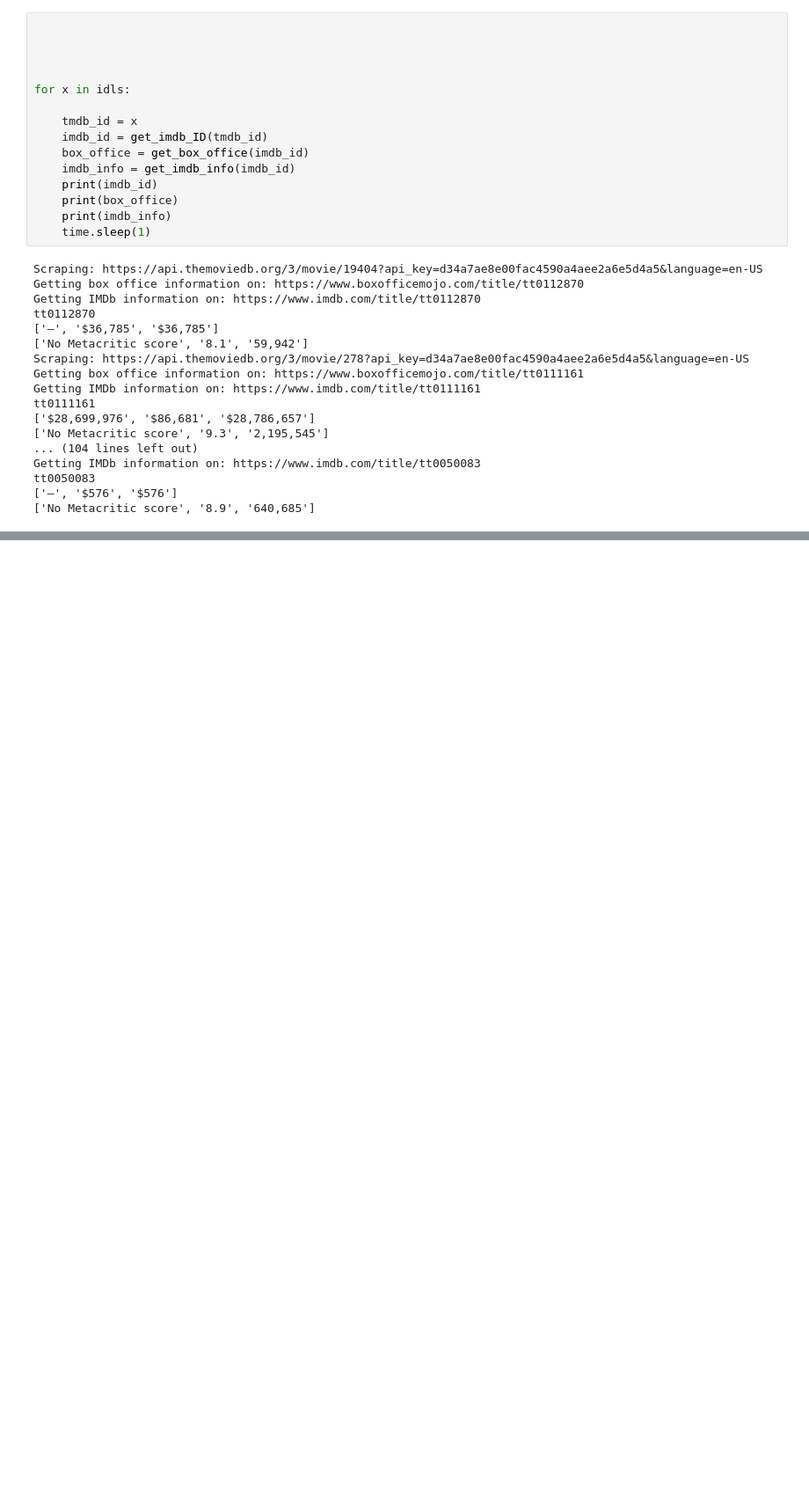
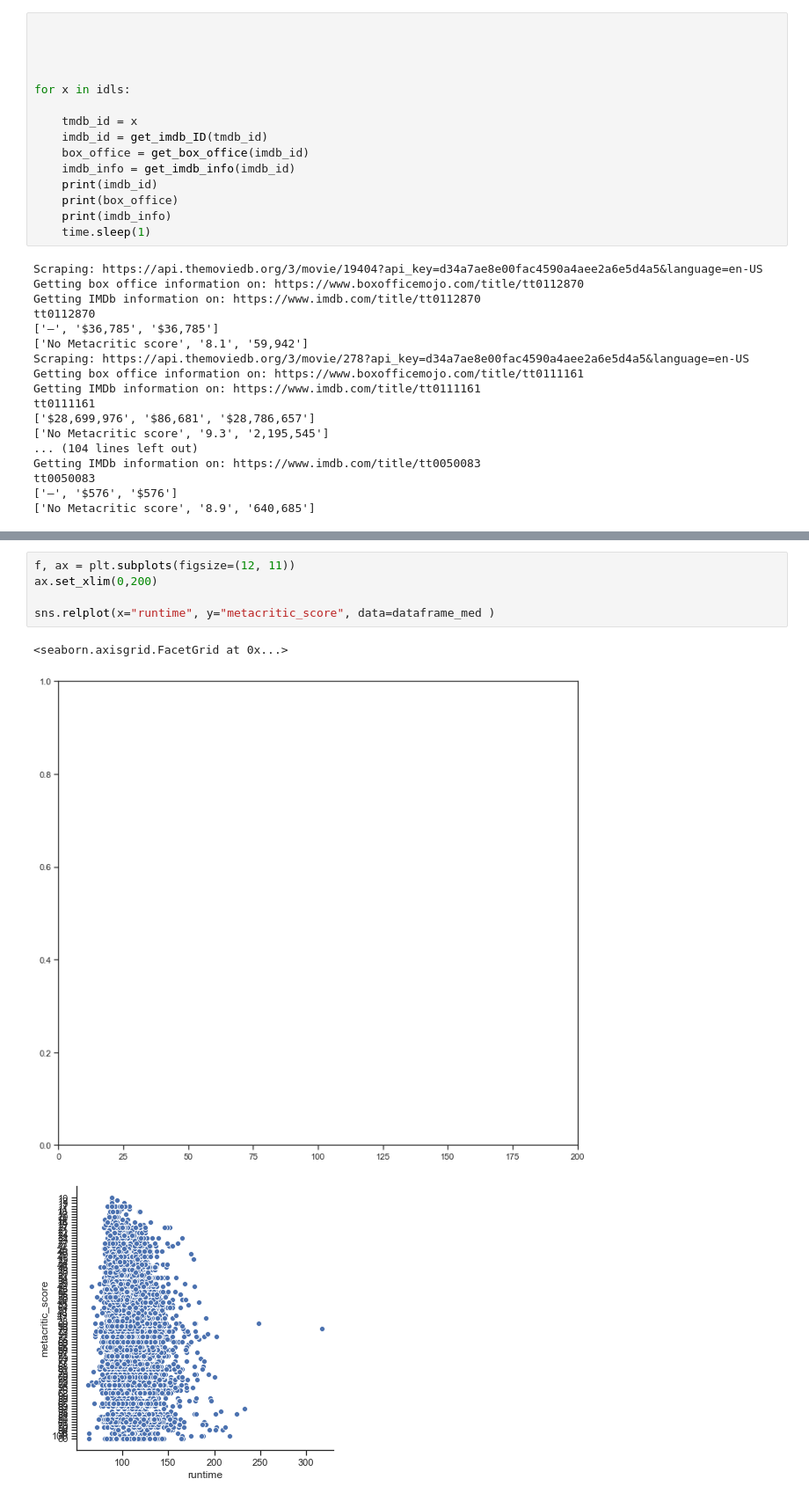
Before and after one commit to JohnTheTripper/MovieProjectFIDS, a Jupyter notebook: The movie DB code .ipynb, the cells around one changed output, grey strips where cells are left out. Shown: that part at 88% size. Drawn from its saved outputs; the diff is of its cells as text; blank space fills up the shorter version.

```diff
--- a/The movie DB code .ipynb
+++ b/The movie DB code .ipynb
@@ -420,0 +555,9 @@ tt0050083
+# %%
+f, ax = plt.subplots(figsize=(12, 11))
+ax.set_xlim(0,200)
+
+sns.relplot(x="runtime", y="metacritic_score", data=dataframe_med )
+# %% [output]
+<seaborn.axisgrid.FacetGrid at 0x...>
+[figure, added]
+[figure, added]
```
Also changed, not shown: parts of 25 cells of this notebook.
